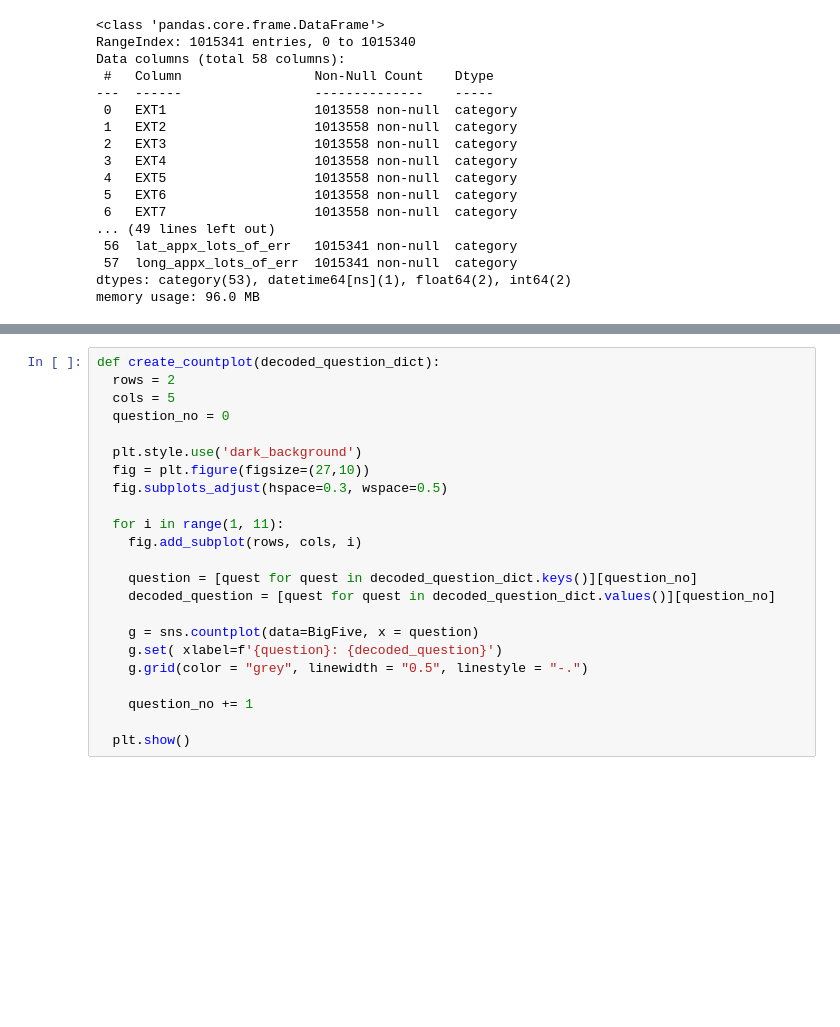
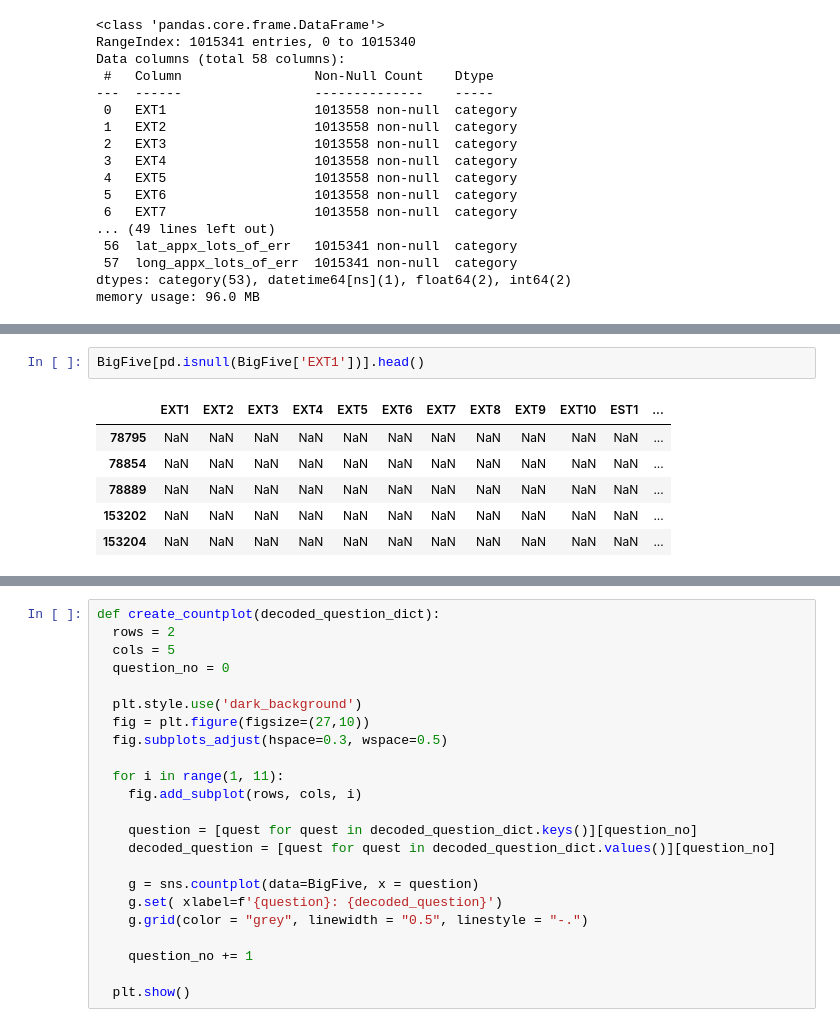
Before and after one commit to ArminD93/BigFivePersonalityTest, a Jupyter notebook: BigFivePersonality.ipynb, the cells around one changed output, grey strips where cells are left out. Saved outputs shown, nothing was run; the diff lists cells and outputs as text; blank space fills up the shorter version.

```diff
--- a/BigFivePersonality.ipynb
+++ b/BigFivePersonality.ipynb
@@ -172,0 +196,9 @@ memory usage: 96.0 MB
+# %%
+BigFive[pd.isnull(BigFive['EXT1'])].head()
+# %% [output]
+|  | EXT1 | EXT2 | EXT3 | EXT4 | EXT5 | EXT6 | EXT7 | EXT8 | EXT9 | EXT10 | EST1 | ... |
+| 78795 | NaN | NaN | NaN | NaN | NaN | NaN | NaN | NaN | NaN | NaN | NaN | ... |
+| 78854 | NaN | NaN | NaN | NaN | NaN | NaN | NaN | NaN | NaN | NaN | NaN | ... |
+| 78889 | NaN | NaN | NaN | NaN | NaN | NaN | NaN | NaN | NaN | NaN | NaN | ... |
+| 153202 | NaN | NaN | NaN | NaN | NaN | NaN | NaN | NaN | NaN | NaN | NaN | ... |
+| 153204 | NaN | NaN | NaN | NaN | NaN | NaN | NaN | NaN | NaN | NaN | NaN | ... |
```
Also changed, not shown: parts of 11 cells of this notebook.
